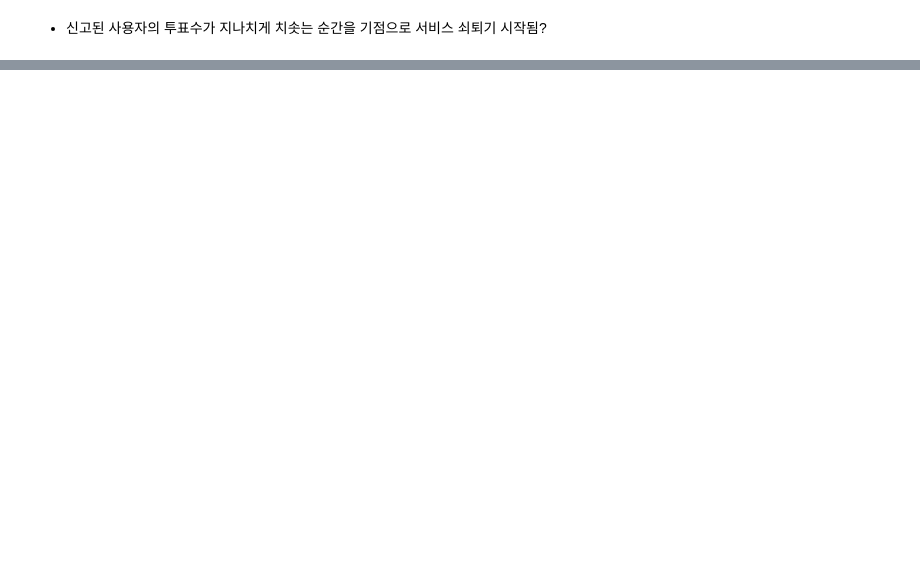
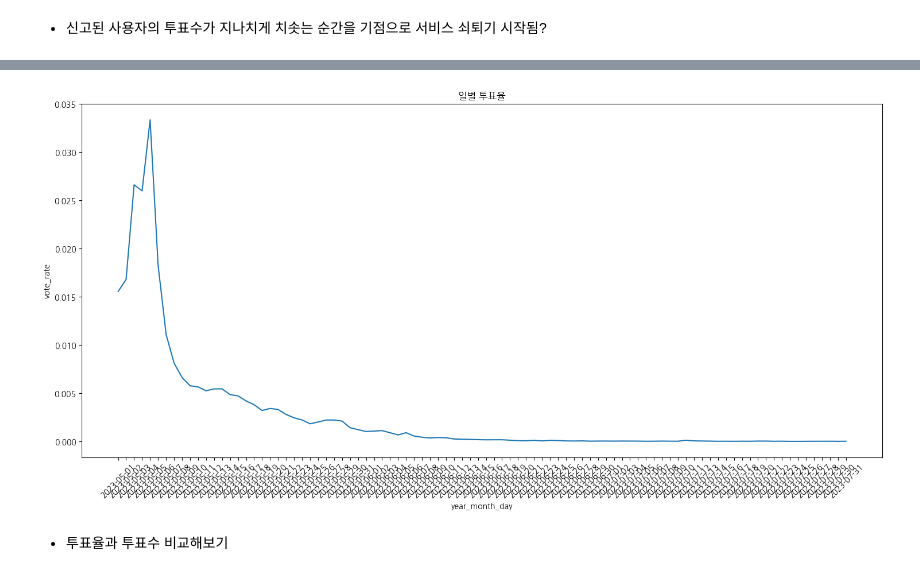
Before and after one commit to saeraniren/advanced_project, a Jupyter notebook: eda_kpi_hj.ipynb, the cells around one changed output, grey strips where cells are left out. Cells and saved outputs as stored; diff of their text form; code cells hidden in the pictures; blank space fills up the shorter version.

```diff
--- a/eda_kpi_hj.ipynb
+++ b/eda_kpi_hj.ipynb
@@ -261,0 +409,4 @@ plt.show()
+# %%
+# 누적 유저 수 구하기
+total_user_df['total_user'] = total_user_df['remain_user'].cumsum()
+total_user_df.head()
@@ -261,0 +420,4 @@ plt.show()
+# %%
+# 현재 우리 팀에서 필요한 5~7월 데이터만 남기기
+total_user_df = total_user_df[(total_user_df['year_month_day'] >= '2023-05-01') & (total_user_df['year_month_day'] < '2023-08-01')]
+total_user_df.head()
@@ -261,0 +433,3 @@ plt.show()
+# %%
+total_vote_user_df = pd.merge(total_user_df, daily_votecnt_df, on='year_month_day', how='outer')
+total_vote_user_df.head()
@@ -261,0 +443,4 @@ plt.show()
+# %%
+# 투표율 컬럼 생성
+total_vote_user_df['vote_rate'] = total_vote_user_df['voteduser_cnt'] / total_vote_user_df['total_user']
+total_vote_user_df.head()
@@ -261,0 +454,11 @@ plt.show()
+# %%
+# 시각화
+plt.figure(figsize=(18,8))
+sns.lineplot(data=total_vote_user_df, x='year_month_day', y='vote_rate')
+plt.title('일별 투표율')
+plt.xticks(rotation=45)
+plt.show()
+# %% [output]
+[figure, added]
+# %% [markdown]
+- 투표율과 투표수 비교해보기
```
Also changed, not shown: parts of 30 cells of this notebook.
